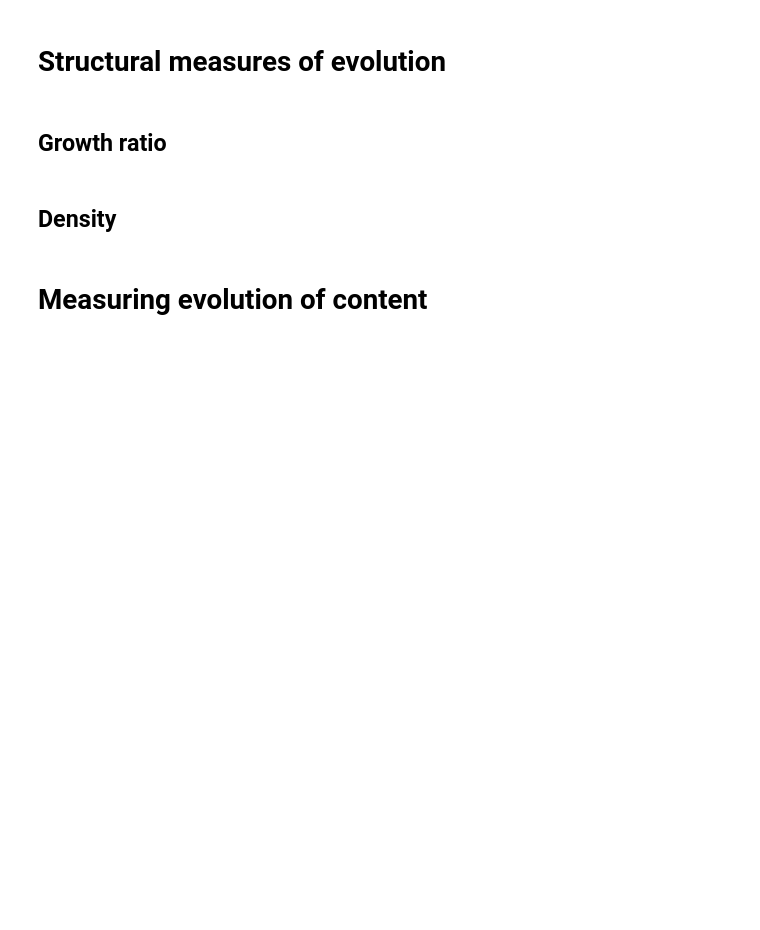
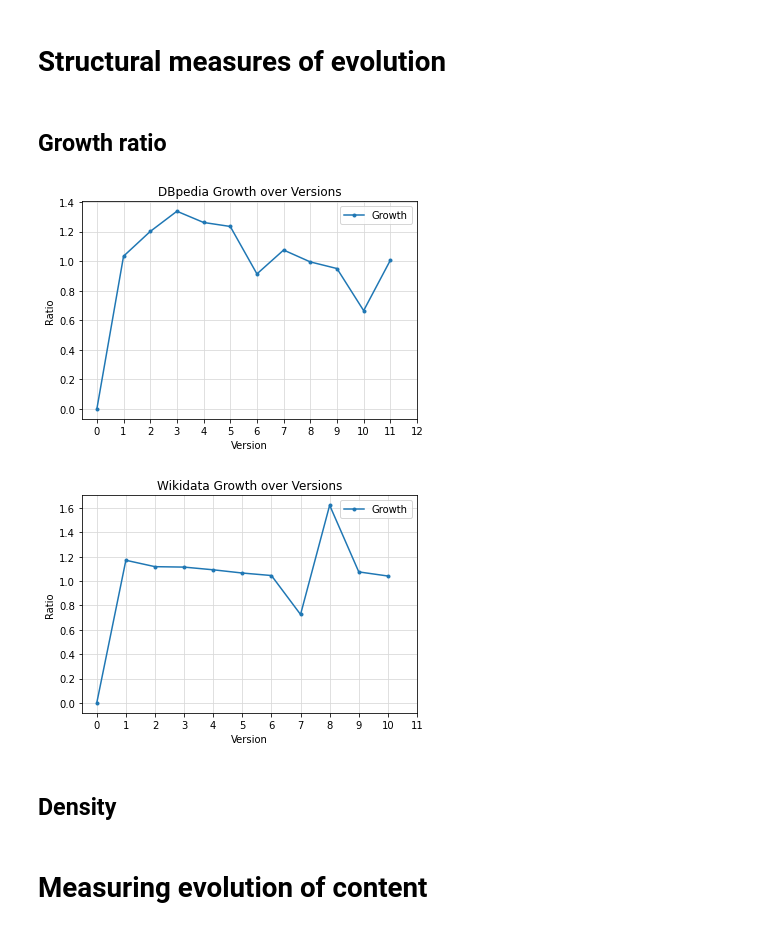
Before and after one commit to EBrandDV/P4, a Jupyter notebook: notebook.ipynb, the cells around one changed output. Drawn from its saved outputs; the diff is of its cells as text; code cells hidden in the pictures; blank space fills up the shorter version.

```diff
--- a/notebook.ipynb
+++ b/notebook.ipynb
@@ -6,0 +11,3 @@ import pandas as pd
+# %%
+file_path = 'Data\struct3.csv'
+data = pd.read_csv(file_path)
@@ -6,0 +16,3 @@ import pandas as pd
+# %%
+dbpedia_data = data[data['File'].str.contains('dbpedia')].drop(columns= ['Unnamed: 0'])
+wiki_data = data[data['File'].str.contains('wiki')].drop(columns= ['Unnamed: 0'])
@@ -7,3 +21,28 @@ import pandas as pd
+# %%
+legend_mapping = {
+                    'KD': 'Knowledge Degree', 'VocUni': 'Vocabulary Uniqueness',
+                    'Vdyn': 'Vocabulary Dynamicity', 'AddVdyn': 'Addition Vdyn',
+                    'RemVdyn': 'Removal Vdyn', 'ChangeRatio': 'Change Ratio',
+                    'AddCR': 'Addition Change Ratio',
+                    'RemCR': 'Removal Change Ratio', 'Growth': 'Growth'
+                }
+
+def plot_parameters_over_versions(df, parameters, markers, title, output_file_name,
+                                    legend_mapping= legend_mapping,
+                                    x_label='Ratio', save_image= False,
+                                    show_plot= False):
+    for parameter, marker in zip(parameters, markers):
+        legend_name = legend_mapping[parameter] if legend_mapping is not None else parameter
+        plt.plot(df['Version'], df[parameter], marker=marker, linestyle='-', label=legend_name)
+
+    plt.xlabel('Version')
+    plt.ylabel(x_label)
+    plt.title(title)
+    plt.legend()
+    plt.grid(axis='both', color='0.85')
+    plt.xticks(np.arange(0, len(df[parameter])+1, 1))
+    if save_image: plt.savefig(output_file_name, dpi=300, bbox_inches='tight')
+    if show_plot: plt.show()
 # %% [markdown]
 # Introductory data description
 # %% [markdown]
@@ -28,6 +67,12 @@ df
 # Structural measures of evolution
 # %% [markdown]
 ## Growth ratio
+# %%
+plot_parameters_over_versions(dbpedia_data, ['Growth'], ['.'],"DBpedia Growth over Versions", 'dbpedia_Growth.png', legend_mapping=legend_mapping)
+plot_parameters_over_versions(wiki_data, ['Growth'], ['.'],"Wikidata Growth over Versions", 'wiki_Growth.png', legend_mapping=legend_mapping)
+# %% [output]
+[figure, added]
+[figure, added]
 # %% [markdown]
 ## Density
 # %% [markdown]
```
Also changed, not shown: parts of 4 cells of this notebook.
